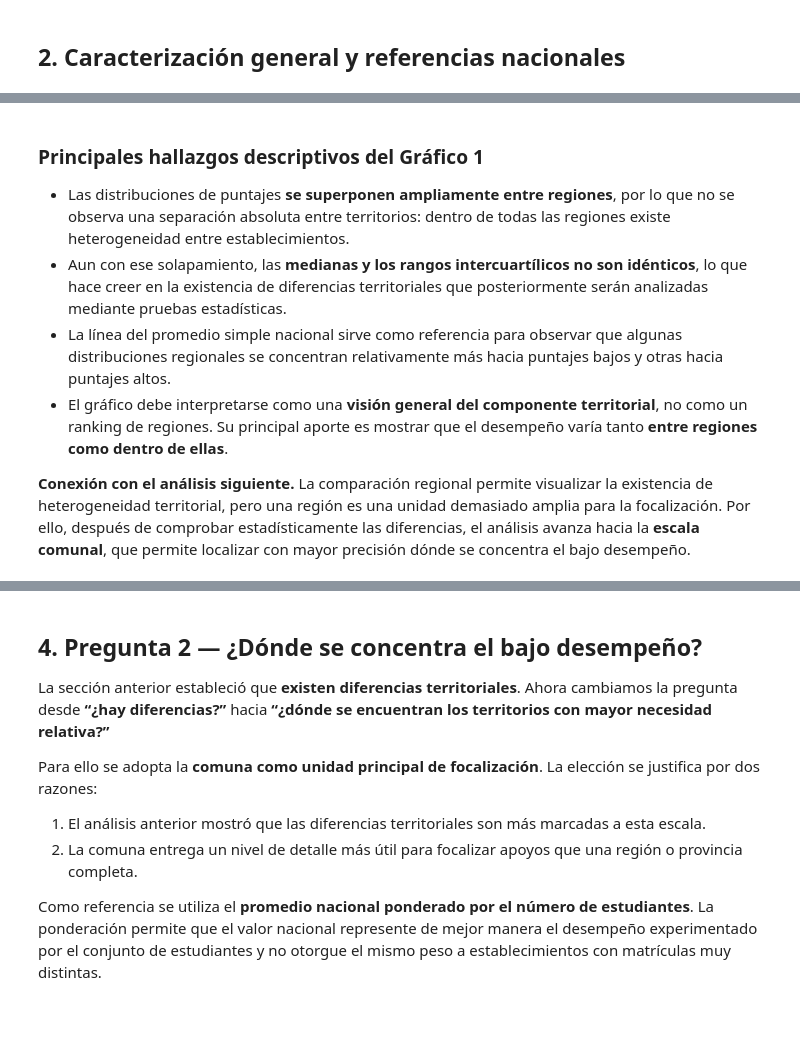
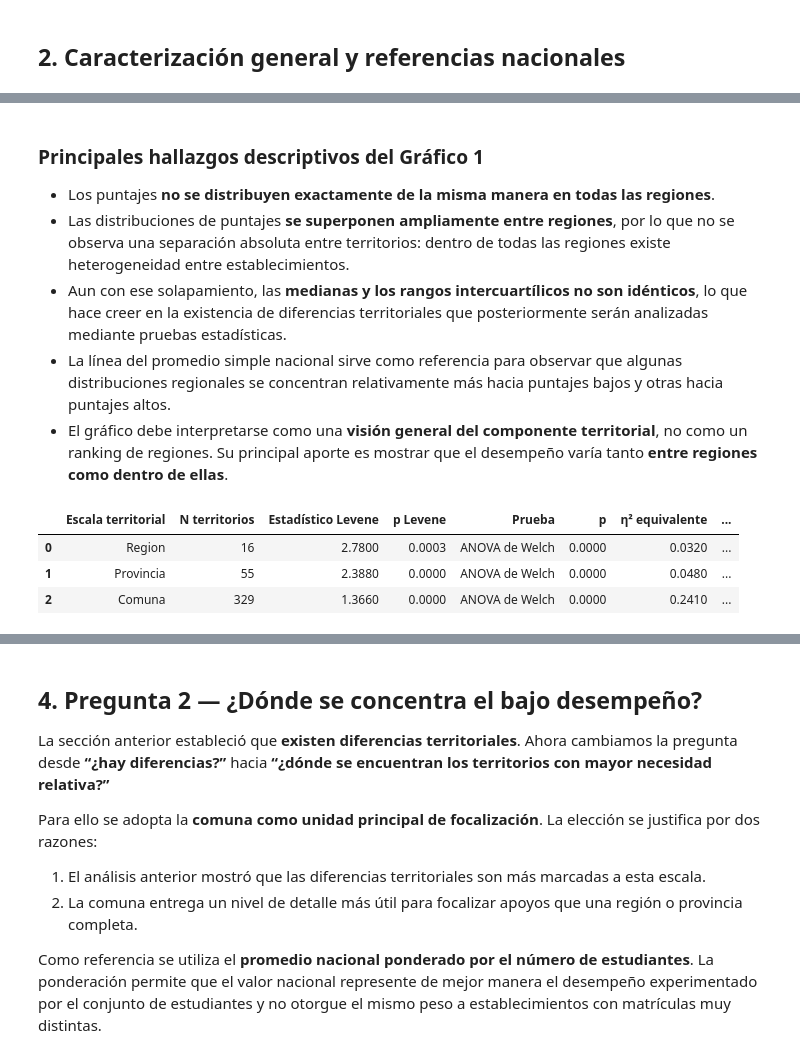
Before and after one commit to jorge170102/f1_s01_evaluacion_entregable_grupo7, a Jupyter notebook: F4/F4_Analisis_Resultados_SIMCE_2025.ipynb, the cells around one changed output, grey strips where cells are left out. Drawn from its saved outputs; the diff is of its cells as text; code cells hidden in the pictures; blank space fills up the shorter version.

```diff
--- a/F4/F4_Analisis_Resultados_SIMCE_2025.ipynb
+++ b/F4/F4_Analisis_Resultados_SIMCE_2025.ipynb
@@ -234,12 +303,11 @@ NameError: name 'df' is not defined
 # %% [markdown]
 ### Principales hallazgos descriptivos del Gráfico 1
 
+- Los puntajes **no se distribuyen exactamente de la misma manera en todas las regiones**.
 - Las distribuciones de puntajes **se superponen ampliamente entre regiones**, por lo que no se observa una separación absoluta entre territorios: dentro de todas las regiones existe heterogeneidad entre establecimientos.
 - Aun con ese solapamiento, las **medianas y los rangos intercuartílicos no son idénticos**, lo que hace creer en la existencia de diferencias territoriales que posteriormente serán analizadas mediante pruebas estadísticas.
 - La línea del promedio simple nacional sirve como referencia para observar que algunas distribuciones regionales se concentran relativamente más hacia puntajes bajos y otras hacia puntajes altos.
 - El gráfico debe interpretarse como una **visión general del componente territorial**, no como un ranking de regiones. Su principal aporte es mostrar que el desempeño varía tanto **entre regiones como dentro de ellas**.
-
-**Conexión con el análisis siguiente.** La comparación regional permite visualizar la existencia de heterogeneidad territorial, pero una región es una unidad demasiado amplia para la focalización. Por ello, después de comprobar estadísticamente las diferencias, el análisis avanza hacia la **escala comunal**, que permite localizar con mayor precisión dónde se concentra el bajo desempeño.
 # %%
 def prueba_territorial(datos, geo):
     grupos = [
@@ -251,39 +319,58 @@ def prueba_territorial(datos, geo):
     # Se verifica homogeneidad de varianzas.
     _, p_levene = stats.levene(*grupos, center="median")
 
-    # Si las varianzas son diferentes, se utiliza Welch.
+    # Prueba de Levene: homogeneidad de varianzas
+    estadistico_levene, p_levene = stats.levene(*grupos, center="median")
+
+    # Se define el resultado de la prueba según el valor p de Levene
     tipo = "equal" if p_levene >= 0.05 else "unequal"
-    nombre_prueba = "ANOVA clásico" if tipo == "equal" else "ANOVA de Welch"
-    resultado = anova_oneway(grupos, use_var=tipo, welch_correction=True)
+
+    # Selección de la prueba según el resultado de Levene
+    if p_levene >= 0.05:
+        # No se rechaza la homogeneidad de varianzas
+        nombre_prueba = "ANOVA clásico"
+        resultado = stats.f_oneway(*grupos)
+
+    else:
+        # Se rechaza la homogeneidad de varianzas
+        nombre_prueba = "ANOVA de Welch"
+        resultado = anova_oneway(grupos, use_var="unequal", welch_correction=True)
 
     # Tamaño de efecto global.
     medias = np.array([g.mean() for g in grupos])
     varianzas = np.array([g.var(ddof=1) for g in grupos])
     ns = np.array([len(g) for g in grupos])
     f2 = float(effectsize_oneway(medias, varianzas, ns, use_var=tipo))
     eta2 = f2 / (1 + f2)
 
     return {
         "Escala territorial": geo.capitalize(),
         "N territorios": len(grupos),
+        "Estadístico Levene": estadistico_levene,
+        "p Levene": p_levene,
         "Prueba": nombre_prueba,
         "p": float(resultado.pvalue),
         "η² equivalente": eta2
     }
 
 resultados_pruebas = pd.DataFrame([
     prueba_territorial(df, "region"),
     prueba_territorial(df, "provincia"),
     prueba_territorial(df, "comuna"),
 ])
 
 resultados_pruebas["Conclusión"] = np.where(
     resultados_pruebas["p"] < 0.05,
     "Se observan diferencias territoriales",
     "No se detectan diferencias territoriales"
 )
 
-display(resultados_pruebas.round({"p": 6, "η² equivalente": 3}))
+display(resultados_pruebas.round({"Estadístico Levene": 3, "p Levene": 6, "p": 6, "η² equivalente": 3}))
+# %% [output]
+|  | Escala territorial | N territorios | Estadístico Levene | p Levene | Prueba | p | η² equivalente | ... |
+| 0 | Region | 16 | 2.7800 | 0.0003 | ANOVA de Welch | 0.0000 | 0.0320 | ... |
+| 1 | Provincia | 55 | 2.3880 | 0.0000 | ANOVA de Welch | 0.0000 | 0.0480 | ... |
+| 2 | Comuna | 329 | 1.3660 | 0.0000 | ANOVA de Welch | 0.0000 | 0.2410 | ... |
 # %% [markdown]
 ### Lectura de este resultado
 
```
Also changed, not shown: parts of 19 cells of this notebook, 1 other file.
